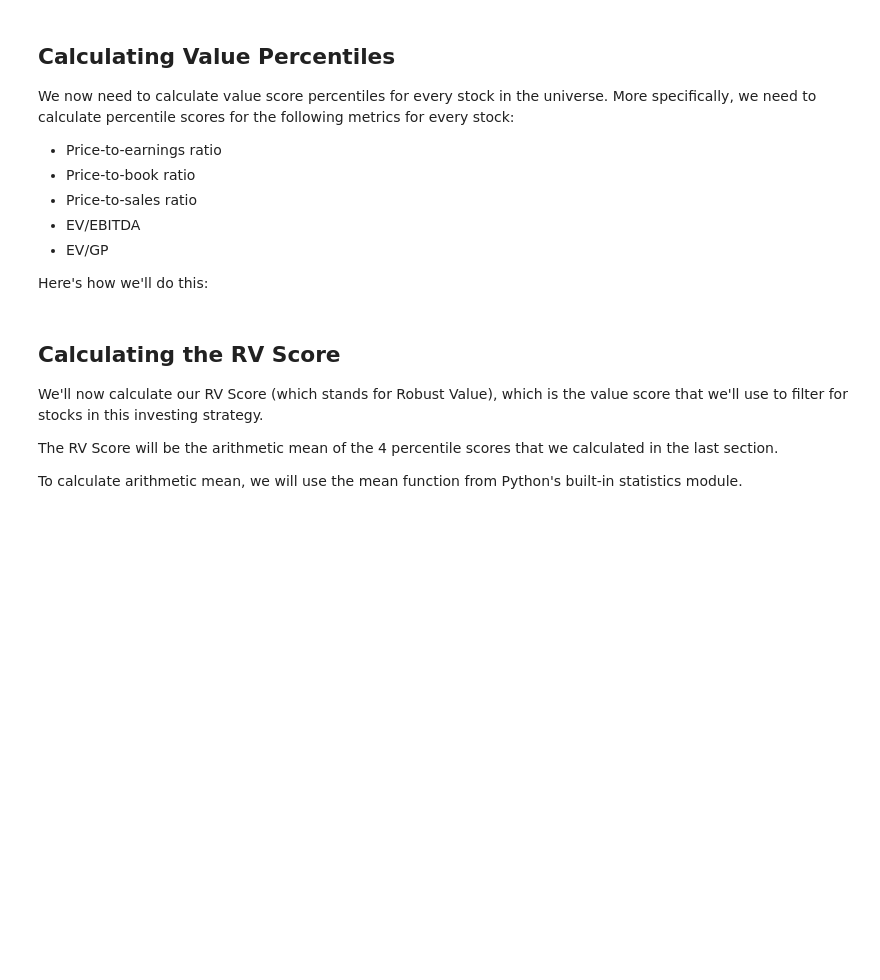
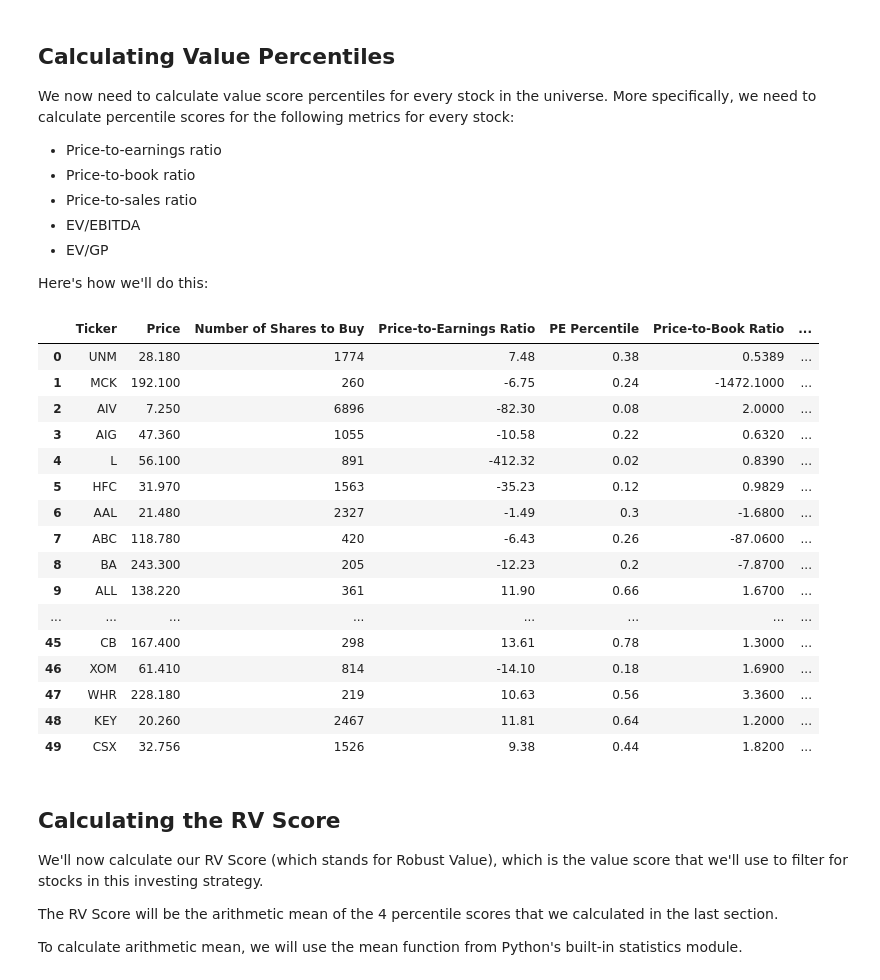
Before and after one commit to Rhuck1/algorithmic-trading-python, a Jupyter notebook: starter_files/003_quantitative_value_strategy.ipynb, the cells around one changed output. Drawn from its saved outputs; the diff is of its cells as text; code cells hidden in the pictures; blank space fills up the shorter version.

```diff
--- a/starter_files/003_quantitative_value_strategy.ipynb
+++ b/starter_files/003_quantitative_value_strategy.ipynb
@@ -308,5 +343,9 @@ There are two main approaches:
 In this tutorial, we will replace missing data with the average non-`NaN` data point from that column.
 
 Here is the code to do this:
+# %%
+for column in ['Price-to-Earnings Ratio', 'Price-to-Book Ratio', 'Price-to-Sales Ratio', 'EV/EBITDA', 'EV/GP']:
+
+    rv_dataframe.loc[:, column].fillna(rv_dataframe[column].mean(), inplace=True)
 # %% [markdown]
 Now, if we run the statement from earlier to print rows that contain missing data, nothing should be returned:
@@ -325,6 +365,42 @@ We now need to calculate value score percentiles for every stock in the universe
 * EV/GP
 
 Here's how we'll do this:
+# %%
+metrics = {
+    'Price-to-Earnings Ratio': 'PE Percentile',
+    'Price-to-Book Ratio': 'PB Percentile',
+    'Price-to-Sales Ratio': 'PS Percentile',
+    'EV/EBITDA': 'EV/EBITDA Percentile',
+    'EV/GP': 'EV/GP Percentile',
+    }
+
+for metric in metrics.keys():
+
+    for row in rv_dataframe.index:
+
+        entire_column = rv_dataframe[metric]
+        value_at_rowXcolumn = rv_dataframe.loc[row, metric]
+        rv_dataframe.loc[row, metrics[metric]] = score(entire_column, value_at_rowXcolumn) / 100
+
+rv_dataframe
+# %% [output]
+|  | Ticker | Price | Number of Shares to Buy | Price-to-Earnings Ratio | PE Percentile | Price-to-Book Ratio | ... |
+| 0 | UNM | 28.180 | 1774 | 7.48 | 0.38 | 0.5389 | ... |
+| 1 | MCK | 192.100 | 260 | -6.75 | 0.24 | -1472.1000 | ... |
+| 2 | AIV | 7.250 | 6896 | -82.30 | 0.08 | 2.0000 | ... |
+| 3 | AIG | 47.360 | 1055 | -10.58 | 0.22 | 0.6320 | ... |
+| 4 | L | 56.100 | 891 | -412.32 | 0.02 | 0.8390 | ... |
+| 5 | HFC | 31.970 | 1563 | -35.23 | 0.12 | 0.9829 | ... |
+| 6 | AAL | 21.480 | 2327 | -1.49 | 0.3 | -1.6800 | ... |
+| 7 | ABC | 118.780 | 420 | -6.43 | 0.26 | -87.0600 | ... |
+| 8 | BA | 243.300 | 205 | -12.23 | 0.2 | -7.8700 | ... |
+| 9 | ALL | 138.220 | 361 | 11.90 | 0.66 | 1.6700 | ... |
+| ... | ... | ... | ... | ... | ... | ... | ... |
+| 45 | CB | 167.400 | 298 | 13.61 | 0.78 | 1.3000 | ... |
+| 46 | XOM | 61.410 | 814 | -14.10 | 0.18 | 1.6900 | ... |
+| 47 | WHR | 228.180 | 219 | 10.63 | 0.56 | 3.3600 | ... |
+| 48 | KEY | 20.260 | 2467 | 11.81 | 0.64 | 1.2000 | ... |
+| 49 | CSX | 32.756 | 1526 | 9.38 | 0.44 | 1.8200 | ... |
 # %% [markdown]
 ## Calculating the RV Score
 We'll now calculate our RV Score (which stands for Robust Value), which is the value score that we'll use to filter for stocks in this investing strategy.
```
Also changed, not shown: parts of 21 cells of this notebook, 1 other file.
